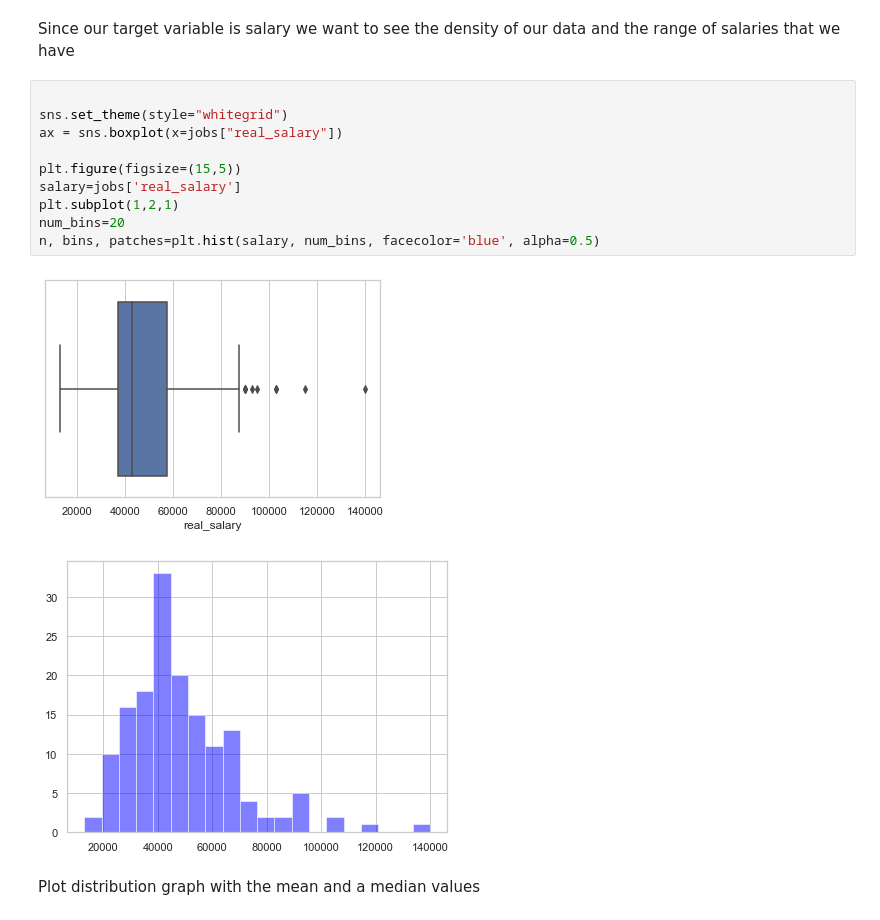
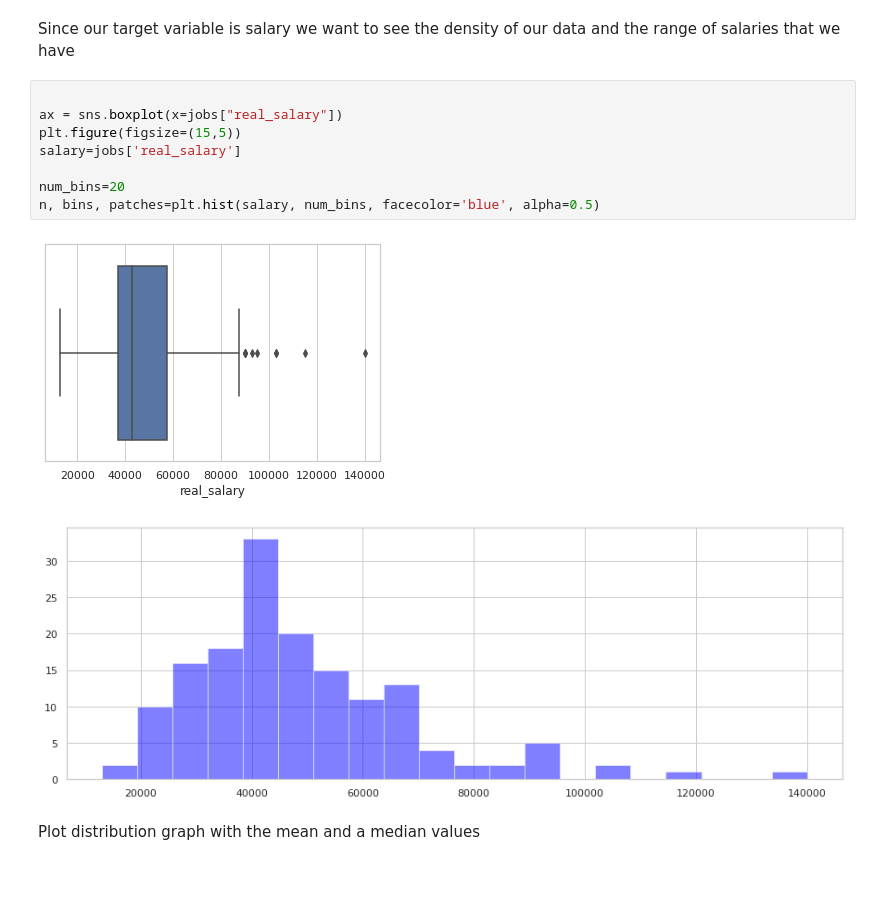
Before and after one commit to Malyrion/Intro-to-AI-CW, a Jupyter notebook: Intro_to_AI_CW.ipynb, the cells around one changed output. Saved outputs shown, nothing was run; the diff lists cells and outputs as text; blank space fills up the shorter version.

```diff
--- a/Intro_to_AI_CW.ipynb
+++ b/Intro_to_AI_CW.ipynb
@@ -375,17 +421,15 @@ Correlation between Salary and Ratings 0.16618916243332618
 Since our target variable is salary we want to see the density of our data and the range of salaries that we have
 # %%
 
-sns.set_theme(style="whitegrid")
 ax = sns.boxplot(x=jobs["real_salary"])
-
 plt.figure(figsize=(15,5))
 salary=jobs['real_salary']
-plt.subplot(1,2,1)
+
 num_bins=20
 n, bins, patches=plt.hist(salary, num_bins, facecolor='blue', alpha=0.5)
 # %% [output]
-[figure, old version]
+[figure, new version]
-[figure, old version]
+[figure, new version]
 # %% [markdown]
 Plot distribution graph with the mean and a median values
 # %% [markdown]
```
Also changed, not shown: parts of 25 cells of this notebook.
